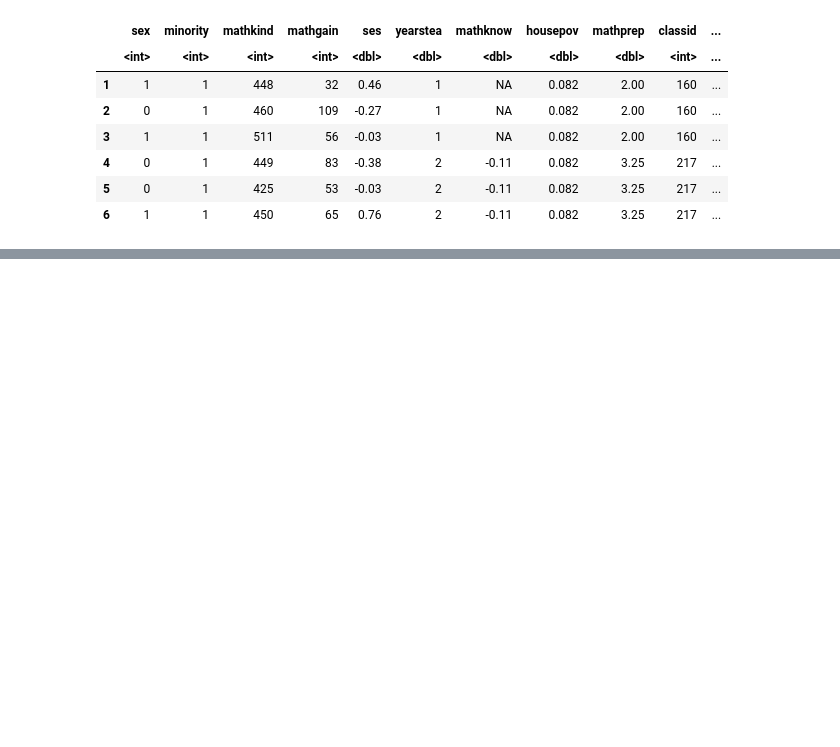
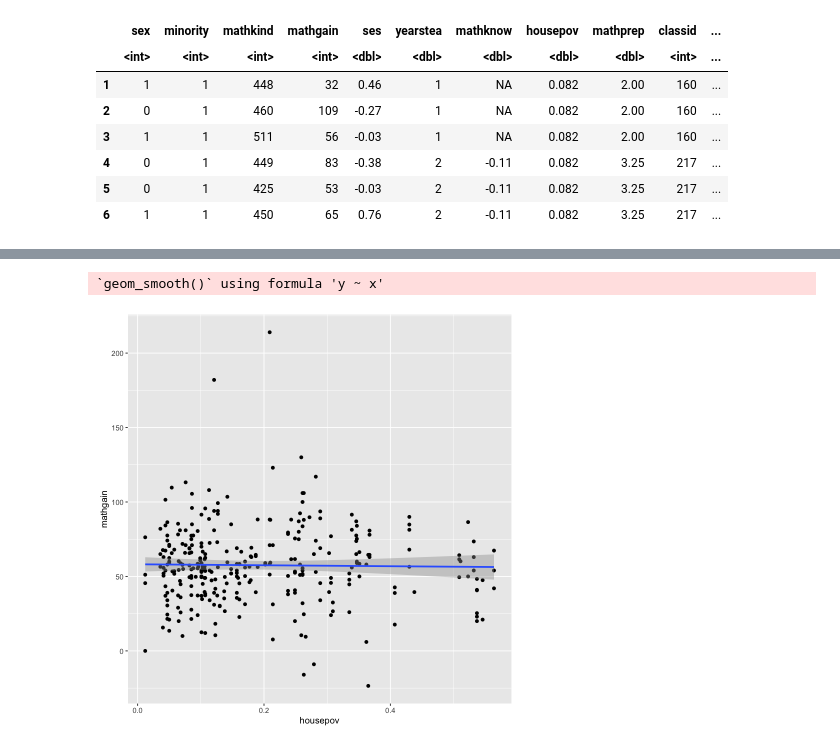
Before and after one commit to benslack19/my_DS_notes, a Jupyter notebook: analysis_and_machine_learning/LMM_datacamp_01.ipynb, the cells around one changed output, grey strips where cells are left out. Saved outputs shown, nothing was run; the diff lists cells and outputs as text; code cells hidden in the pictures; blank space fills up the shorter version.

```diff
--- a/analysis_and_machine_learning/LMM_datacamp_01.ipynb
+++ b/analysis_and_machine_learning/LMM_datacamp_01.ipynb
@@ -85,0 +169,7 @@ A data.frame: 6 × 12
+# %%
+classData <- studentData %>%
+                group_by(classid, schoolid) %>%
+                summarize(housepov = mean(housepov, na.rm=T),
+                          mathgain = mean(mathgain, na.rm=T))
+
+head(classData)
@@ -85,0 +213,8 @@ A data.frame: 6 × 12
+# %%
+# First, plot the housepov and mathgain at the classroom-level from the classData data.frame
+ggplot(data = classData, aes(x = housepov, y = mathgain)) +
+    geom_point() +
+    geom_smooth(method = 'lm')
+# %% [output]
+`geom_smooth()` using formula 'y ~ x'
+[figure, added]
```
Also changed, not shown: parts of 17 cells of this notebook.
